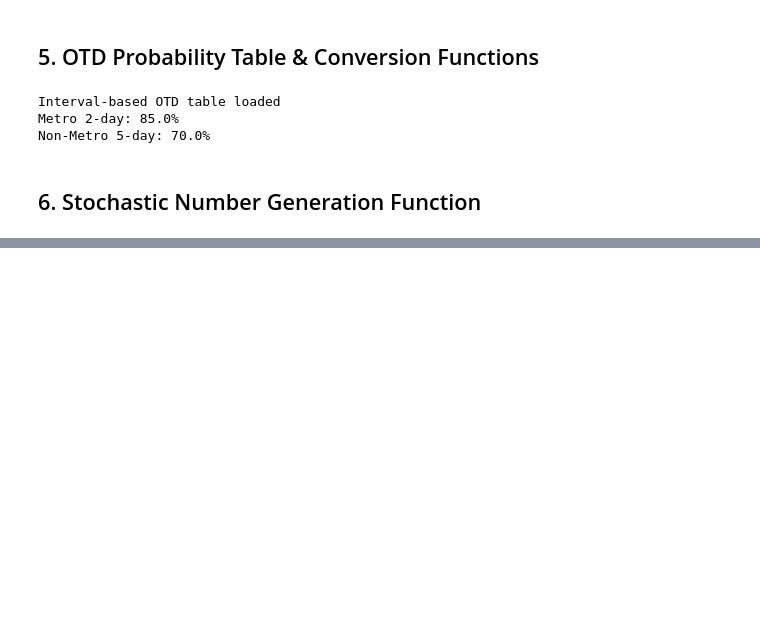
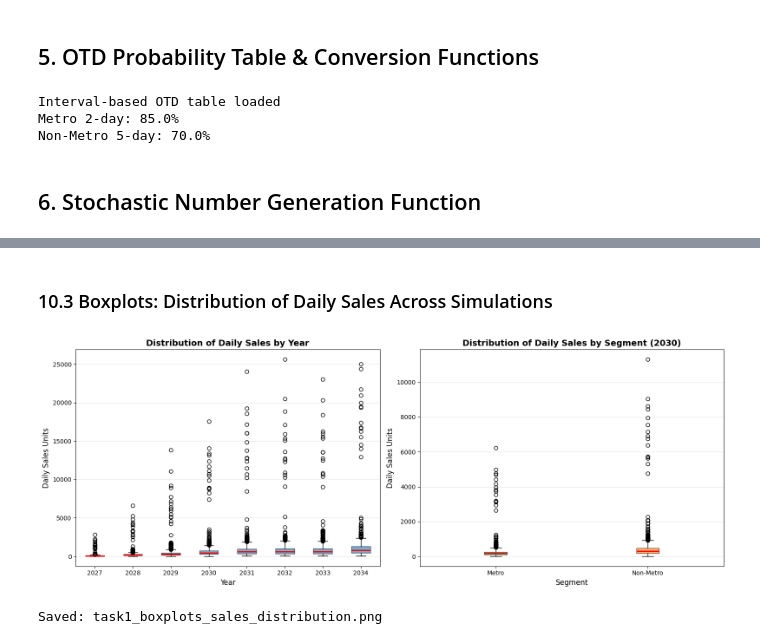
Before and after one commit to TIH233/ISYE6339_Case1, a Jupyter notebook: Task2/Simulator.ipynb, the cells around one changed output, grey strips where cells are left out. Cells and saved outputs as stored; diff of their text form; code cells hidden in the pictures; blank space fills up the shorter version.

```diff
--- a/Task2/Simulator.ipynb
+++ b/Task2/Simulator.ipynb
@@ -888,0 +1035,53 @@ Saved: task6_lost_sales_by_scenario.png
+# %% [markdown]
+### 10.3 Boxplots: Distribution of Daily Sales Across Simulations
+# %%
+fig, axes = plt.subplots(1, 2, figsize=(16, 6))
+
+# Boxplot 1: Daily sales distribution by year
+yearly_daily_sales = []
+year_labels = []
+for yr in YEARS:
+    yr_daily = sim_df[sim_df['year'] == yr].groupby(['sim', 'date'])['sales_units'].sum()
+    yearly_daily_sales.append(yr_daily.values)
+    year_labels.append(str(yr))
+
+bp1 = axes[0].boxplot(yearly_daily_sales, labels=year_labels, patch_artist=True,
+                      medianprops=dict(color='red', linewidth=2))
+
+for patch in bp1['boxes']:
+    patch.set_facecolor('#1f77b4')
+    patch.set_alpha(0.6)
+
+axes[0].set_title('Distribution of Daily Sales by Year', fontsize=14, fontweight='bold')
+axes[0].set_xlabel('Year', fontsize=12)
+axes[0].set_ylabel('Daily Sales Units', fontsize=12)
+axes[0].grid(True, alpha=0.3, axis='y')
+
+# Boxplot 2: Daily sales distribution by segment (2030)
+segment_daily_sales = []
+segment_labels = []
+for seg in ['Metro', 'Non-Metro']:
+    seg_daily = sim_df[(sim_df['year'] == 2030) & (sim_df['segment'] == seg)].groupby(['sim', 'date'])['sales_units'].sum()
+    segment_daily_sales.append(seg_daily.values)
+    segment_labels.append(seg)
+
+bp2 = axes[1].boxplot(segment_daily_sales, labels=segment_labels, patch_artist=True,
+                      medianprops=dict(color='red', linewidth=2))
+
+colors = ['#2ca02c', '#ff7f0e']
+for patch, color in zip(bp2['boxes'], colors):
+    patch.set_facecolor(color)
+    patch.set_alpha(0.6)
+
+axes[1].set_title('Distribution of Daily Sales by Segment (2030)', fontsize=14, fontweight='bold')
+axes[1].set_xlabel('Segment', fontsize=12)
+axes[1].set_ylabel('Daily Sales Units', fontsize=12)
+axes[1].grid(True, alpha=0.3, axis='y')
+
+plt.tight_layout()
+plt.savefig('task1_boxplots_sales_distribution.png', dpi=150)
+plt.show()
+print('Saved: task1_boxplots_sales_distribution.png')
+# %% [output]
+[figure, added]
+Saved: task1_boxplots_sales_distribution.png
```
Also changed, not shown: parts of 39 cells of this notebook, 8 other files.
